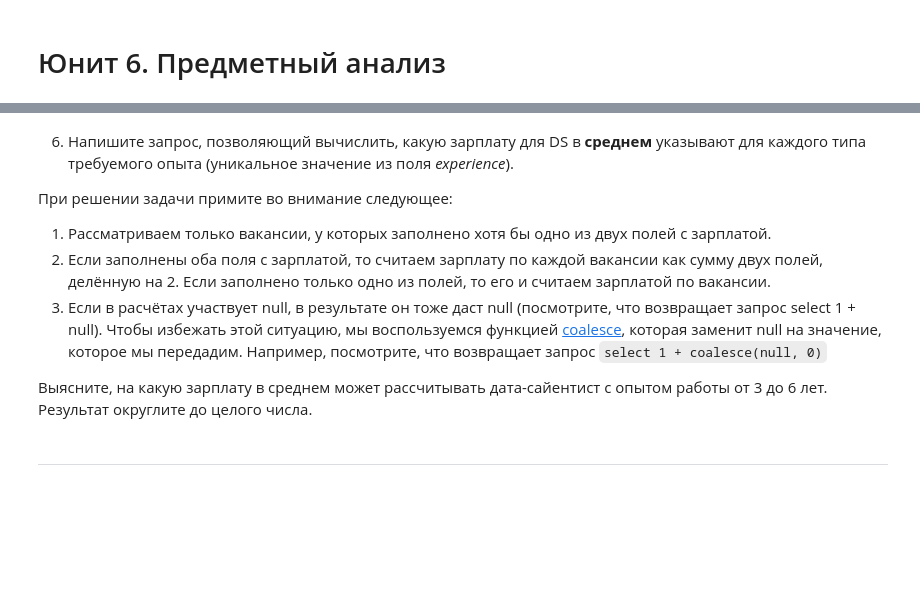
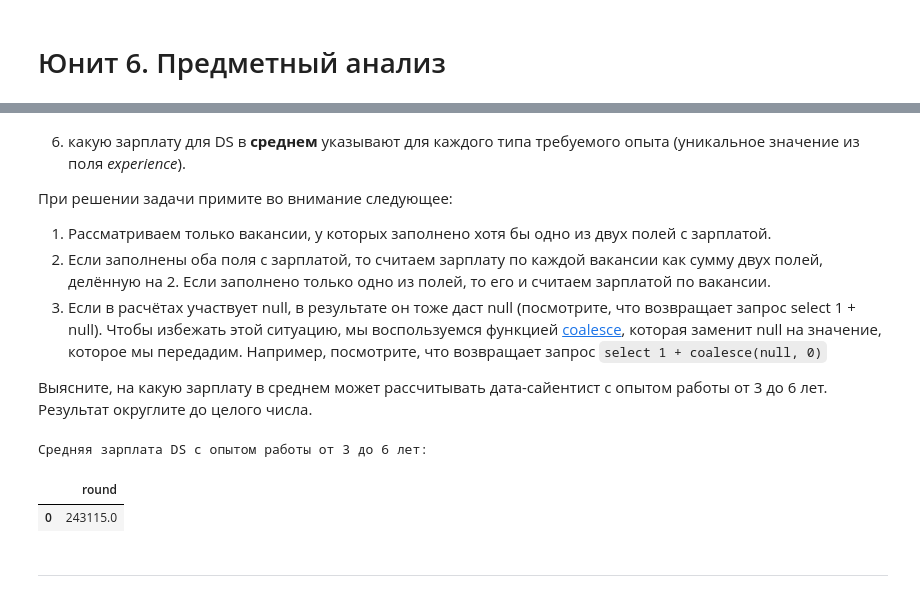
Before and after one commit to denis-marchenkov-sf/sf_headhunter_sql, a Jupyter notebook: main.ipynb, the cells around one changed output, grey strips where cells are left out. Saved outputs shown, nothing was run; the diff lists cells and outputs as text; code cells hidden in the pictures; blank space fills up the shorter version.

```diff
--- a/main.ipynb
+++ b/main.ipynb
@@ -849,5 +984,5 @@ bar_yandex_mil_vacancy.show()
 # %% [markdown]
-6. Напишите запрос, позволяющий вычислить, какую зарплату для DS в **среднем** указывают для каждого типа требуемого опыта (уникальное значение из поля *experience*).
+6. какую зарплату для DS в **среднем** указывают для каждого типа требуемого опыта (уникальное значение из поля *experience*).
 
 При решении задачи примите во внимание следующее:
 1. Рассматриваем только вакансии, у которых заполнено хотя бы одно из двух полей с зарплатой.
@@ -857,7 +992,47 @@ bar_yandex_mil_vacancy.show()
 Выясните, на какую зарплату в среднем может рассчитывать дата-сайентист с опытом работы от 3 до 6 лет. Результат округлите до целого числа.
 # %%
 # текст запроса
+query_6_6 = f'''
+
+SELECT
+    ROUND(AVG(salary.case))
+FROM
+(
+    SELECT
+        CASE
+            WHEN vacancy.salary_from IS NULL
+            THEN vacancy.salary_to
+            WHEN vacancy.salary_to IS NULL
+            THEN vacancy.salary_from
+            ELSE ( COALESCE(vacancy.salary_from, 0) + COALESCE(vacancy.salary_to,0) ) / 2
+        END
+    FROM
+        public.vacancies vacancy
+    WHERE
+        vacancy.experience = 'От 3 до 6 лет'
+        AND
+        (
+            vacancy.salary_from IS NOT NULL
+            OR
+            vacancy.salary_to IS NOT NULL
+        )
+        AND
+        (
+            vacancy.name ~ '^(?=.*ML)(?!.*HTML).*$'
+            OR
+            vacancy.name ~* '(data scientist|data science|исследователь данных|machine learning|.*машинн.*обучен.*)'
+        )
+) salary
+
+'''
 # %%
 # результат запроса
+print('Средняя зарплата DS с опытом работы от 3 до 6 лет:')
+df_ds_salary_avg = pd.read_sql_query(query_6_6, connection)
+display(df_ds_salary_avg)
+# %% [output]
+Средняя зарплата DS с опытом работы от 3 до 6 лет:
+|  | round |
+| 0 | 243115.0 |
 # %% [markdown]
 ***
```
Also changed, not shown: parts of 21 cells of this notebook, 3 other files.
